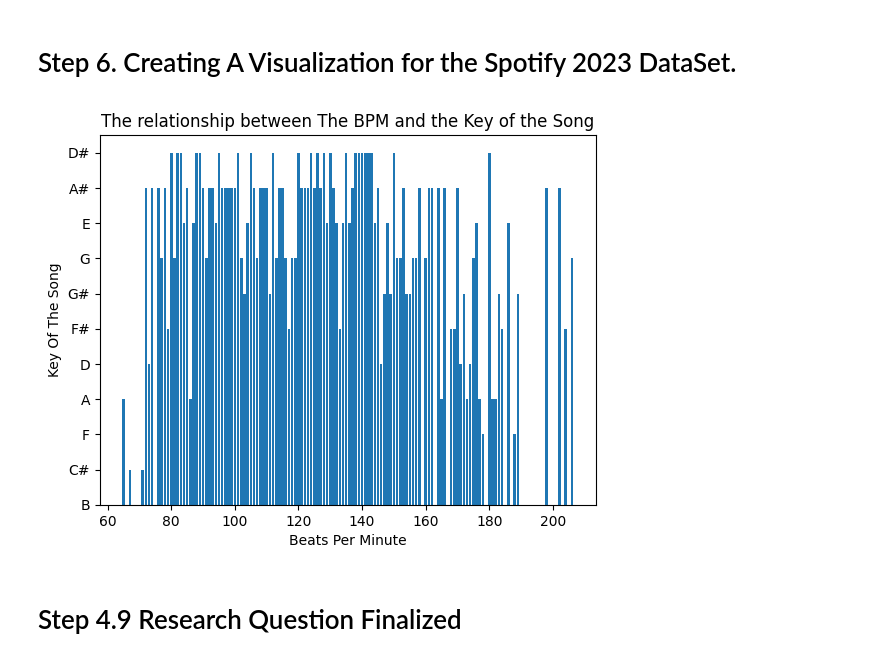
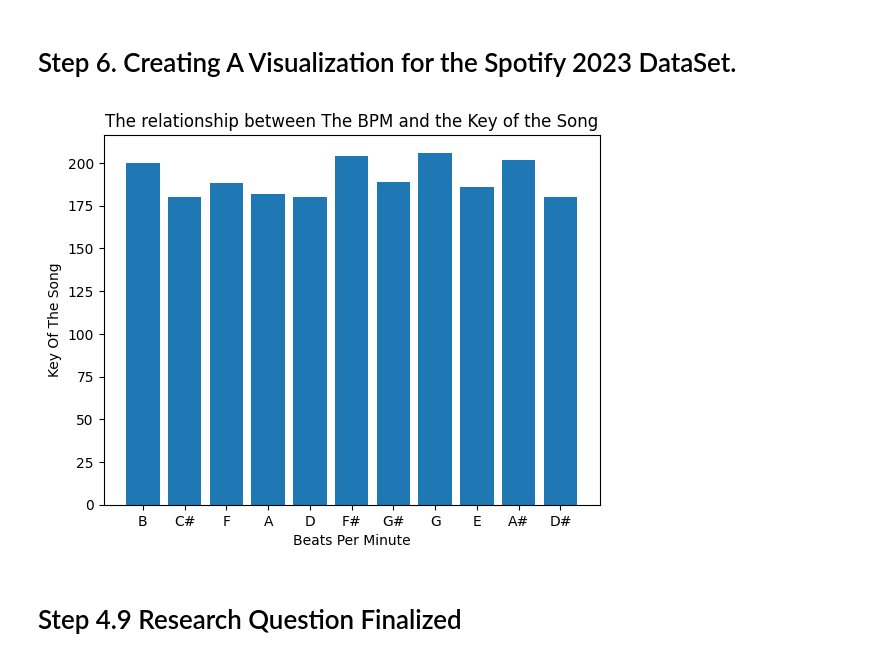
Before and after one commit to athanasiosk-it13/DSRP-Top-Spotify-Songs-2023, a Jupyter notebook: Spotify_Top_Songs_2023_Extensive_Data_Analysis_Project.ipynb, the cells around one changed output. Drawn from its saved outputs; the diff is of its cells as text; code cells hidden in the pictures.

```diff
--- a/Spotify_Top_Songs_2023_Extensive_Data_Analysis_Project.ipynb
+++ b/Spotify_Top_Songs_2023_Extensive_Data_Analysis_Project.ipynb
@@ -286,13 +296,13 @@ spotify_df.head()
 # %%
 #plt.style.use('dark_background')
 plt.title("The relationship between The BPM and the Key of the Song")
 plt.xlabel('Beats Per Minute')
 plt.ylabel('Key Of The Song')
-plt.bar(spotify_df['The BPM of the Song'], spotify_df['The Key of The Song'], label='Your Label')
+plt.bar(spotify_df['The Key of The Song'], spotify_df['The BPM of the Song'], label='Your Label')
 #plt.savefig('scatterpltspotify2023.svg')
 plt.show()
 # %% [output]
-[figure, old version]
+[figure, new version]
 # %% [markdown]
 # Step 4.9 Research Question Finalized
 # %% [markdown]
```
Also changed, not shown: parts of 2 cells of this notebook.
